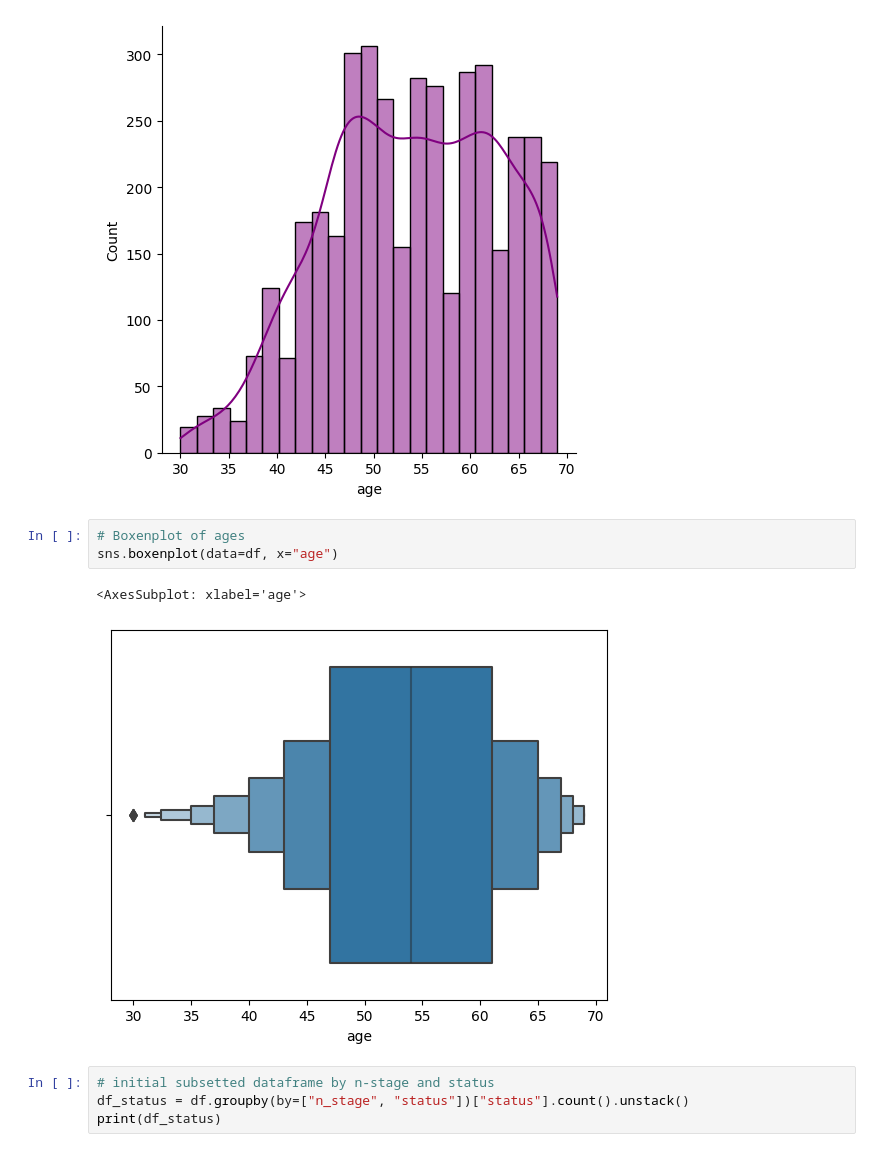
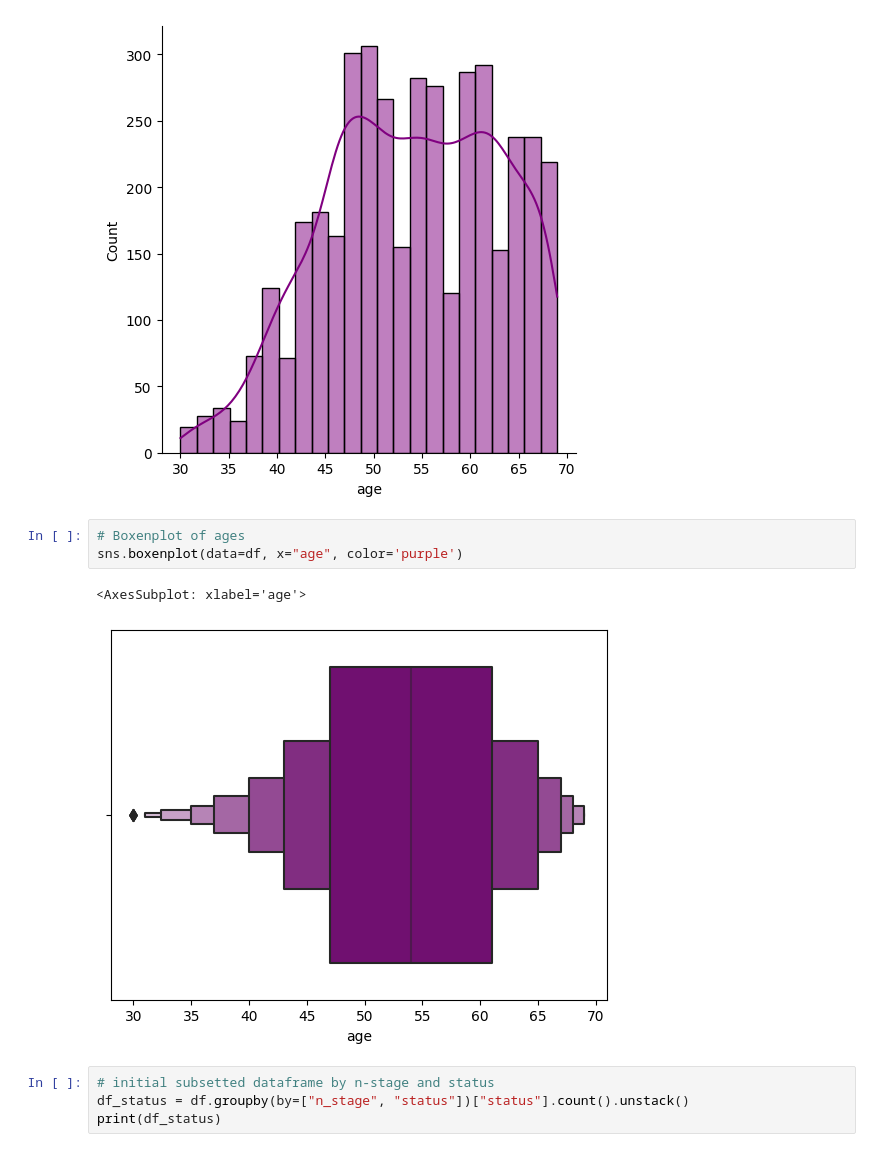
Before and after one commit to Chris-Vuong/breast-cancer, a Jupyter notebook: breast-cancer-analysis.ipynb, the cells around one changed output. Drawn from its saved outputs; the diff is of its cells as text.

```diff
--- a/breast-cancer-analysis.ipynb
+++ b/breast-cancer-analysis.ipynb
@@ -57,10 +57,10 @@ Name: age, dtype: float64
 [figure]
 # %%
 # Boxenplot of ages
-sns.boxenplot(data=df, x="age")
+sns.boxenplot(data=df, x="age", color='purple')
 # %% [output]
 <AxesSubplot: xlabel='age'>
-[figure, old version]
+[figure, new version]
 # %%
 # initial subsetted dataframe by n-stage and status
 df_status = df.groupby(by=["n_stage", "status"])["status"].count().unstack()
```
Also changed, not shown: parts of 12 cells of this notebook.
